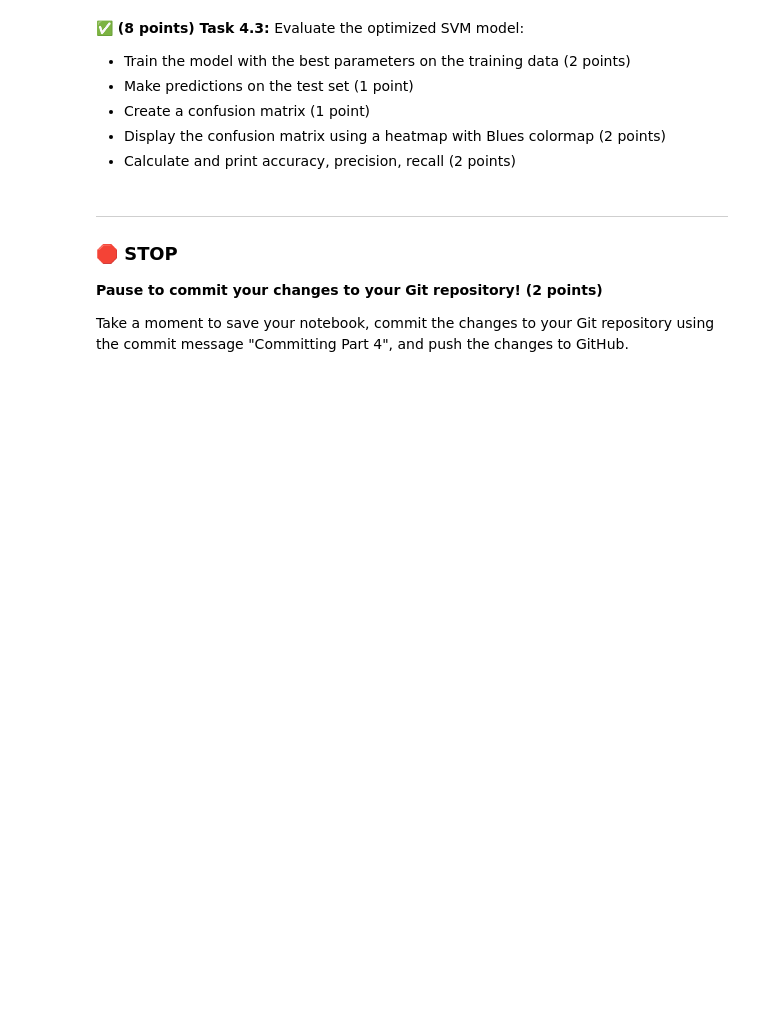
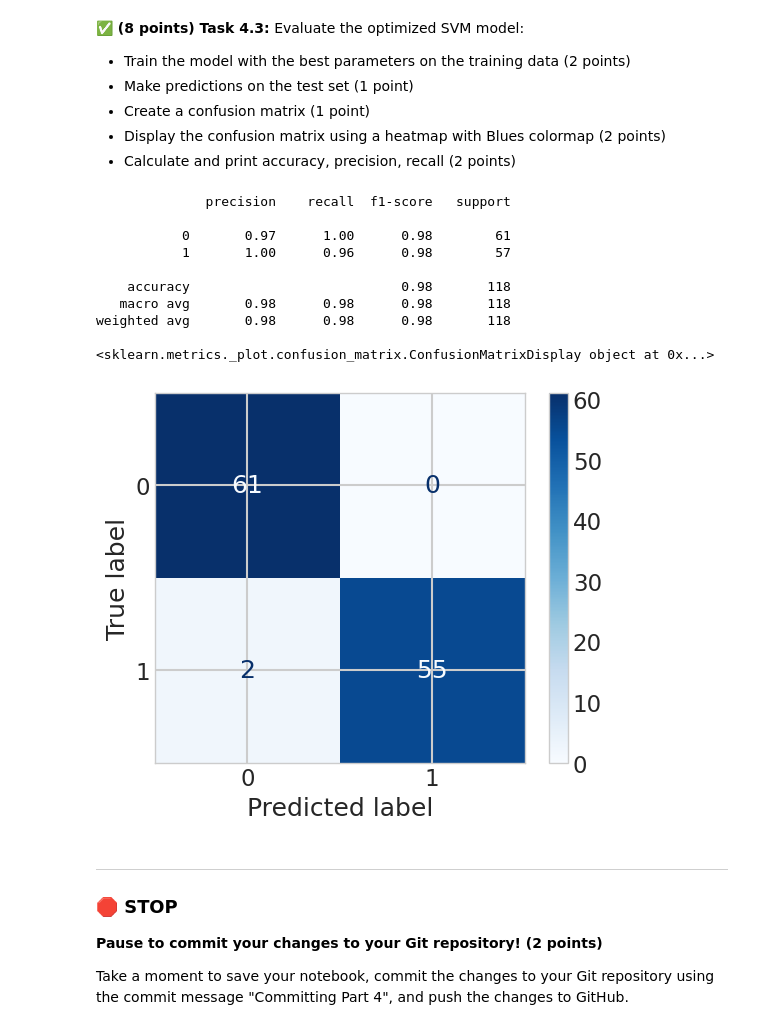
Before and after one commit to THaysMSU/CMSE202-s25-turnin, a Jupyter notebook: final/CMSE202_Final-THAYS.ipynb, the cells around one changed output. Drawn from its saved outputs; the diff is of its cells as text; code cells hidden in the pictures; blank space fills up the shorter version.

```diff
--- a/final/CMSE202_Final-THAYS.ipynb
+++ b/final/CMSE202_Final-THAYS.ipynb
@@ -575,0 +575,13 @@ Take a moment to save your notebook, commit the changes to your Git repository u
+# %%
+# Put your code here
+param_grid = {'C': [1e3, 5e3, 1e4, 5e4, 1e5],
+              'gamma': [0.0001, 0.0005, 0.001, 0.005, 0.01, 0.1],
+              'kernel': ['rbf']}
+clf = GridSearchCV(SVC(class_weight='balanced'), param_grid, cv=5)
+clf = clf.fit(X_train_processed, train_labels)
+print("Best estimator found by grid search:")
+print(clf.best_estimator_)
+print("Best parameters found by grid search:")
+print(clf.best_params_)
+print("Best cross-validation score:")
+print(clf.best_score_)
@@ -585,3 +602,23 @@ Take a moment to save your notebook, commit the changes to your Git repository u
+# %%
+# put your code here
+pred_labels = clf.predict(X_test_processed)
+
+print(classification_report(test_labels, pred_labels))
+svmcon = confusion_matrix(test_labels, pred_labels, labels=range(2))
+svmdisp = ConfusionMatrixDisplay(svmcon)
+print(svmdisp.plot(cmap="Blues"))
+# %% [output]
+              precision    recall  f1-score   support
+
+           0       0.97      1.00      0.98        61
+           1       1.00      0.96      0.98        57
+
+    accuracy                           0.98       118
+   macro avg       0.98      0.98      0.98       118
+weighted avg       0.98      0.98      0.98       118
+
+<sklearn.metrics._plot.confusion_matrix.ConfusionMatrixDisplay object at 0x...>
+[figure, added]
 # %% [markdown]
 ---
 
```
Also changed, not shown: parts of 4 cells of this notebook.
